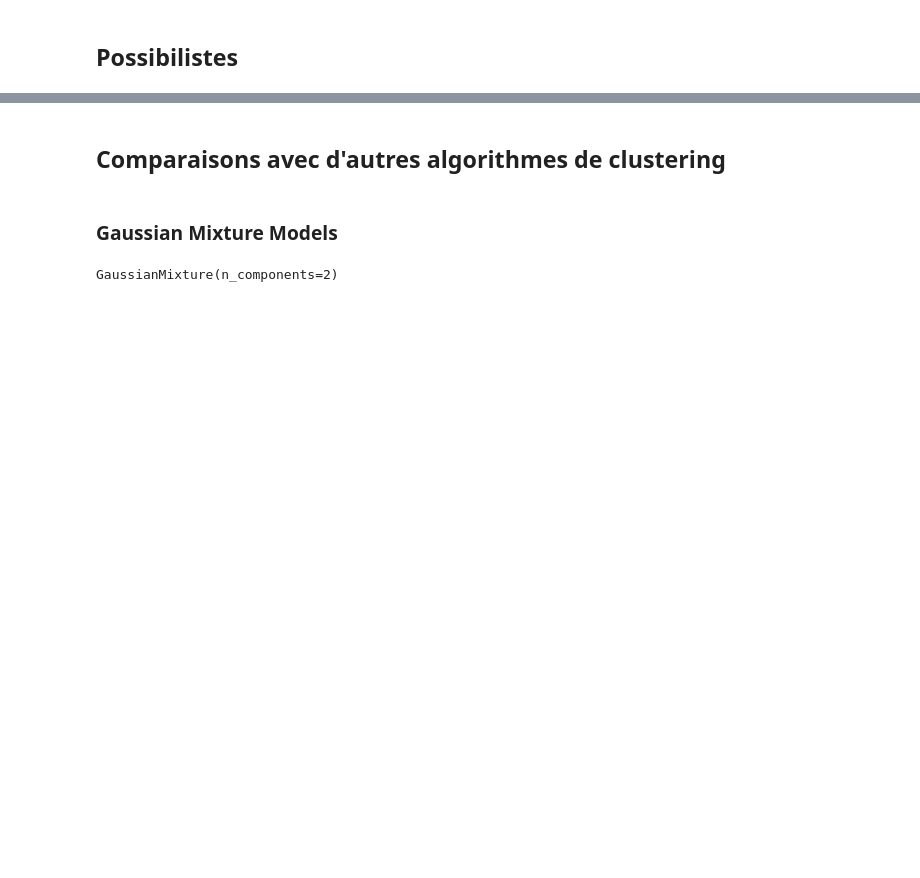
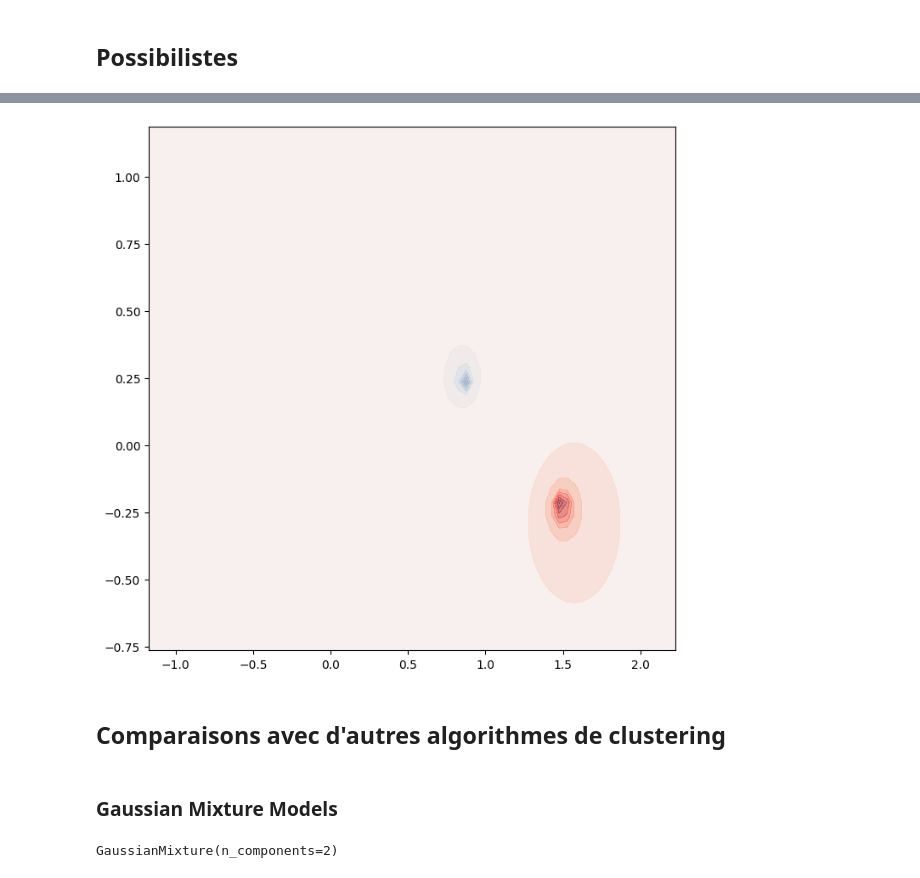
Before and after one commit to nhs2828/IA-Explicable, a Jupyter notebook: tme9/tme9_flou.ipynb, the cells around one changed output, grey strips where cells are left out. Drawn from its saved outputs; the diff is of its cells as text; code cells hidden in the pictures; blank space fills up the shorter version.

```diff
--- a/tme9/tme9_flou.ipynb
+++ b/tme9/tme9_flou.ipynb
@@ -12,15 +11,0 @@ import numpy as np
-# %%
-def plot_contour(X, f_appart, c, delta=0.2):
-    """
-    X: np.array, taille = n*2
-    """
-    xs = np.arange(np.min(X[:,0]), np.max(X[:,0]), delta)
-    ys = np.arange(np.min(X[:,1]), np.max(X[:,1]), delta)
-    x, y = np.meshgrid(xs, ys)
-    xys = np.stack((x,y), axis=0).reshape((2,-1)).transpose()
-
-    W, D, U = f_appart(c, xys)
-    ## return max of the two Us
-    plt.contourf(xs, ys, U[:,0].reshape((len(ys), len(xs))))
-
-    plt.show()
@@ -159,3 +186,7 @@ plt.show()
+# %%
+plot_contour(X, c_means_possibilistes, 2, 2)
+# %% [output]
+[figure, added]
 # %% [markdown]
 ## Comparaisons avec d'autres algorithmes de clustering
 # %% [markdown]
```
Also changed, not shown: parts of 17 cells of this notebook.
